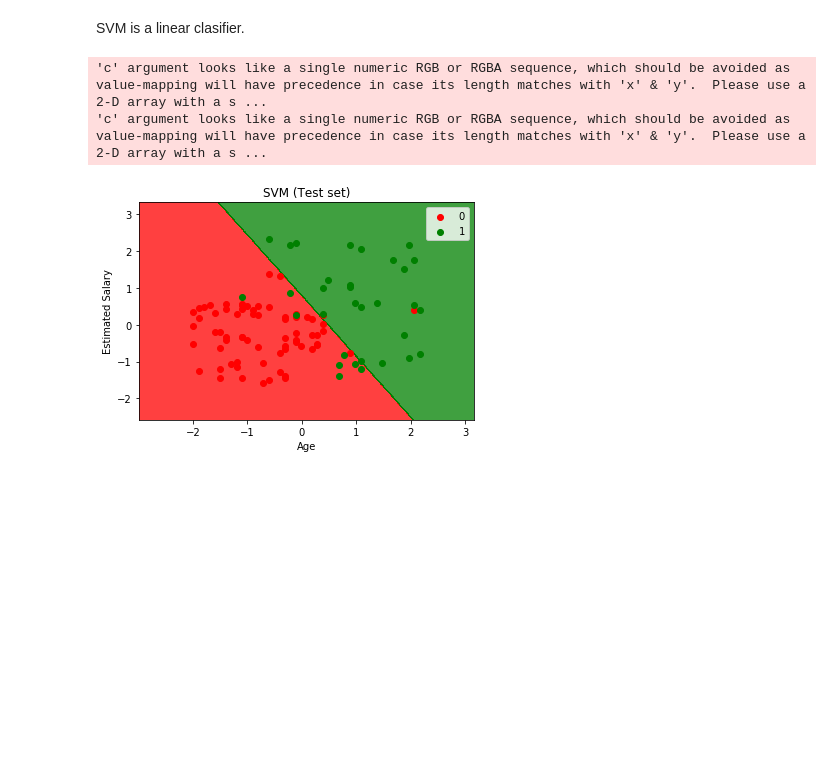
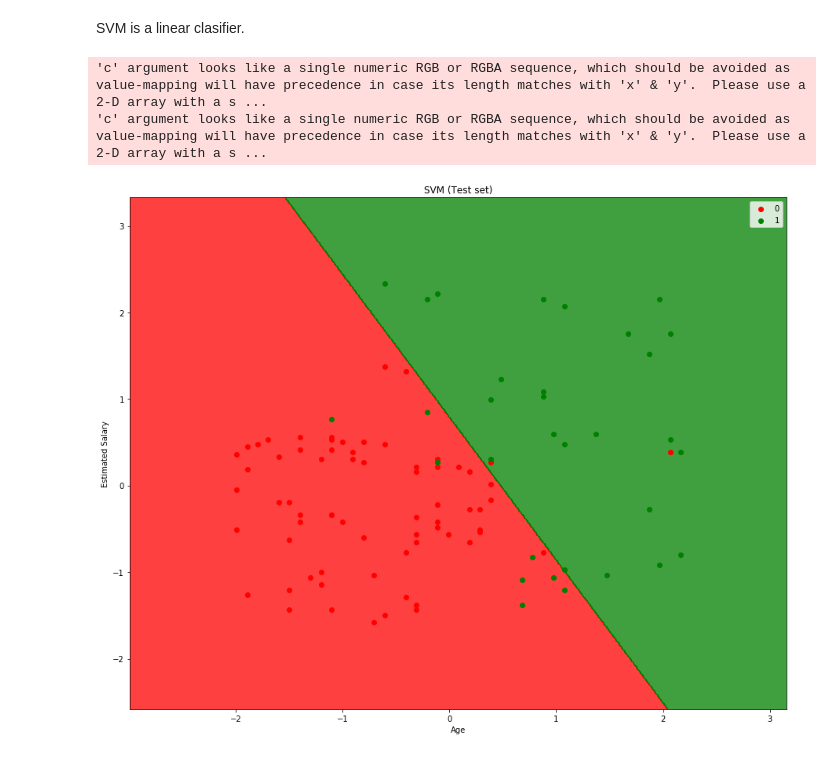
Before and after one commit to krsamir/Machine-Learning, a Jupyter notebook: 03. Classification/03. Support Vector Machine (SVM)/Support Vector Machine.ipynb, the cells around one changed output. Cells and saved outputs as stored; diff of their text form; code cells hidden in the pictures; blank space fills up the shorter version.

```diff
--- a/03. Classification/03. Support Vector Machine (SVM)/Support Vector Machine.ipynb
+++ b/03. Classification/03. Support Vector Machine (SVM)/Support Vector Machine.ipynb
@@ -83,25 +83,25 @@ plt.show()
 # %% [markdown]
 SVM is a linear clasifier.
 # %%
-
 # Visualising the Test set results
+plt.figure(figsize=(15,12))
 from matplotlib.colors import ListedColormap
 X_set, y_set = X_test, y_test
 X1, X2 = np.meshgrid(np.arange(start = X_set[:, 0].min() - 1, stop = X_set[:, 0].max() + 1, step = 0.01),
                      np.arange(start = X_set[:, 1].min() - 1, stop = X_set[:, 1].max() + 1, step = 0.01))
 plt.contourf(X1, X2, classifier.predict(np.array([X1.ravel(), X2.ravel()]).T).reshape(X1.shape),
              alpha = 0.75, cmap = ListedColormap(('red', 'green')))
 plt.xlim(X1.min(), X1.max())
 plt.ylim(X2.min(), X2.max())
 for i, j in enumerate(np.unique(y_set)):
     plt.scatter(X_set[y_set == j, 0], X_set[y_set == j, 1],
                 c = ListedColormap(('red', 'green'))(i), label = j)
 plt.title('SVM (Test set)')
 plt.xlabel('Age')
 plt.ylabel('Estimated Salary')
 plt.legend()
 plt.show()
 # %% [output]
 'c' argument looks like a single numeric RGB or RGBA sequence, which should be avoided as value-mapping will have precedence in case its length matches with 'x' & 'y'.  Please use a 2-D array with a s ...
 'c' argument looks like a single numeric RGB or RGBA sequence, which should be avoided as value-mapping will have precedence in case its length matches with 'x' & 'y'.  Please use a 2-D array with a s ...
-[figure, old version]
+[figure, new version]
```
Also changed, not shown: parts of 1 cell of this notebook.
